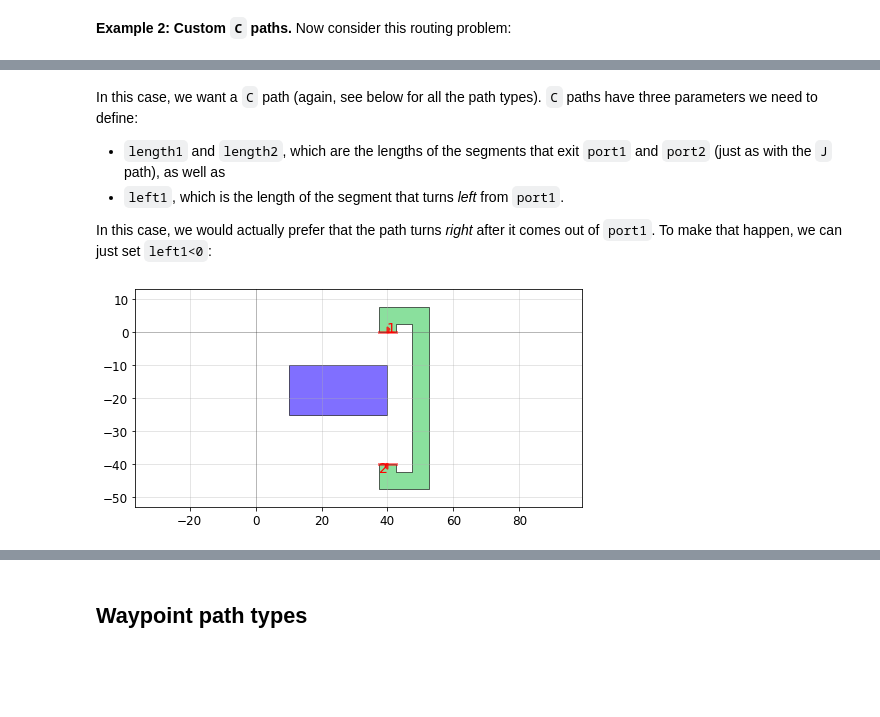
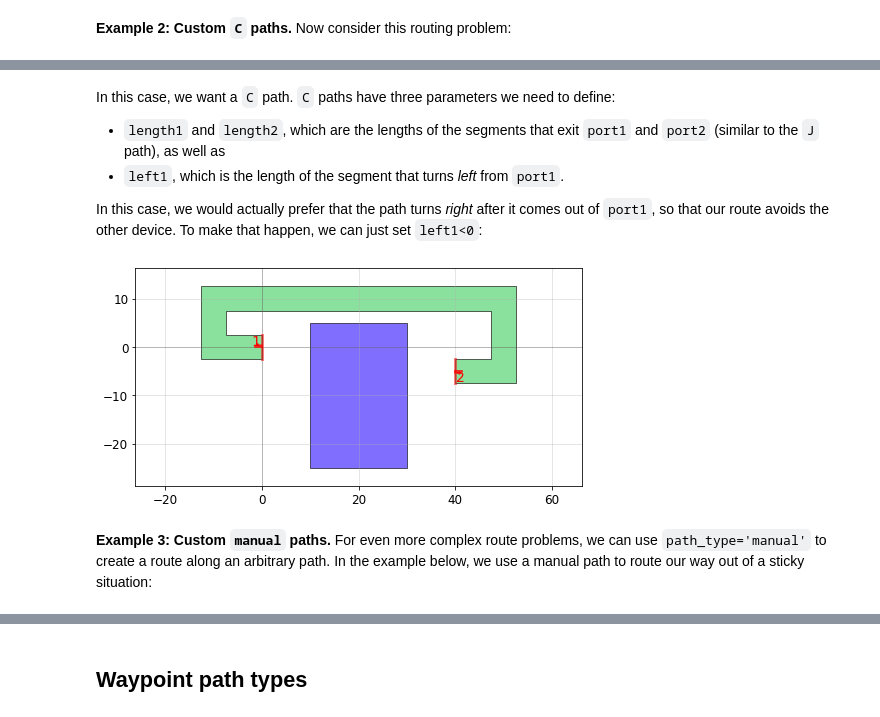
Before and after one commit to amccaugh/phidl, a Jupyter notebook: docs/tutorials/routing.ipynb, the cells around one changed output, grey strips where cells are left out. Drawn from its saved outputs; the diff is of its cells as text; code cells hidden in the pictures; blank space fills up the shorter version.

```diff
--- a/docs/tutorials/routing.ipynb
+++ b/docs/tutorials/routing.ipynb
@@ -157,17 +155,19 @@ qp(D)
 # %% [markdown]
-In this case, we want a `C` path (again, see below for all the path types). `C` paths have three parameters we need to define:
-+ `length1` and `length2`, which are the lengths of the segments that exit `port1` and `port2` (just as with the `J` path), as well as
+In this case, we want a `C` path. `C` paths have three parameters we need to define:
++ `length1` and `length2`, which are the lengths of the segments that exit `port1` and `port2` (similar to the `J` path), as well as
 + `left1`, which is the length of the segment that turns *left* from `port1`.
 
-In this case, we would actually prefer that the path turns *right* after it comes out of `port1`. To make that happen, we can just set `left1<0`:
+In this case, we would actually prefer that the path turns *right* after it comes out of `port1`, so that our route avoids the other device. To make that happen, we can just set `left1<0`:
 # %%
 D = Device()
-other_device = D.add_ref(pg.rectangle(size=(30,15),layer=1))
+other_device = D.add_ref(pg.rectangle(size=(20,30),layer=1))
 other_device.move((10, -25))
-port1 = D.add_port(name=1, midpoint=(40,0), width=5, orientation=90)
-port2 = D.add_port(name=2, midpoint=(40, -40), width=5, orientation=270)
+port1 = D.add_port(name=1, midpoint=(0,0), width=5, orientation=180)
+port2 = D.add_port(name=2, midpoint=(40, -5), width=5, orientation=0)
 
-D.add_ref(pr.route_sharp(port1, port2, path_type='C', length1=5, length2=5, left1=-10, layer=0))
+D.add_ref(pr.route_sharp(port1, port2, path_type='C', length1=10, length2=10, left1=-10))
 qp(D)
 # %% [output]
-[figure, old version]
+[figure, new version]
+# %% [markdown]
+__Example 3: Custom `manual` paths.__ For even more complex route problems, we can use `path_type='manual'` to create a route along an arbitrary path. In the example below, we use a manual path to route our way out of a sticky situation:
```
Also changed, not shown: parts of 25 cells of this notebook.
